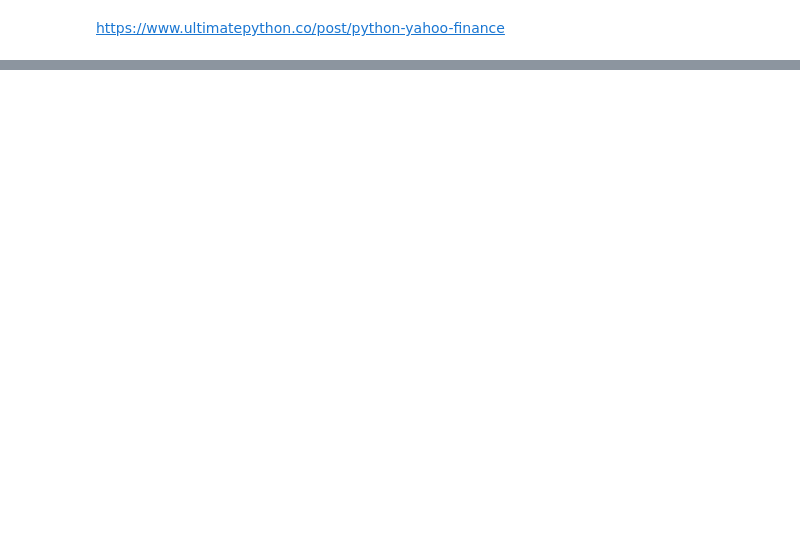
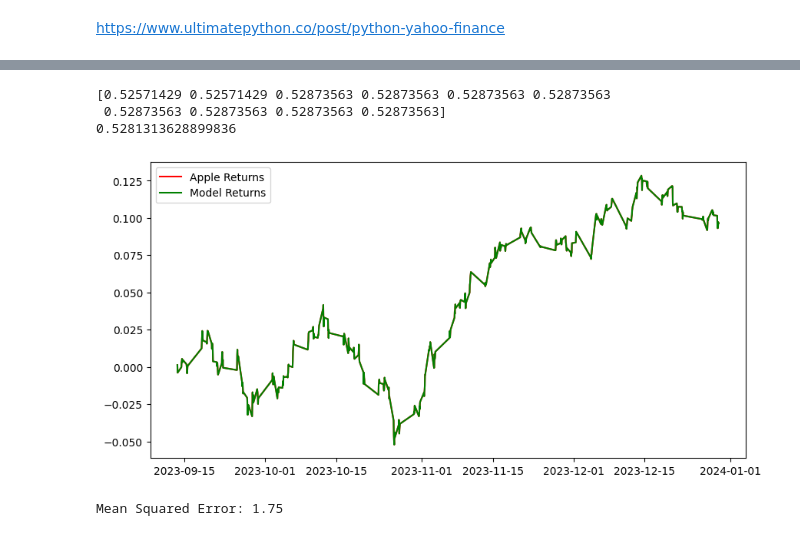
Before and after one commit to inuneko89/DADS_6003, a Jupyter notebook: Logistic_Regression.ipynb, the cells around one changed output, grey strips where cells are left out. Cells and saved outputs as stored; diff of their text form; code cells hidden in the pictures; blank space fills up the shorter version.

```diff
--- a/Logistic_Regression.ipynb
+++ b/Logistic_Regression.ipynb
@@ -141,5 +126,5 @@ df['Corr'] = df['Close'].rolling(window=10).corr(df['S_10'])
 df['RSI'] = ta.RSI(np.array(df['Close']), timeperiod =10)
 df['Open-Close'] = df['Open'] - df['Close'].shift(1)
 df['Open-Open'] = df['Open'] - df['Open'].shift(1)
-df = df.dropna()
+
 X = df.iloc[:,:9]
@@ -153,0 +153,17 @@ model = model.fit (X_train,y_train)
+# %%
+import numpy as np
+from sklearn.model_selection import train_test_split
+from sklearn.linear_model import LogisticRegression
+
+# ตรวจสอบและลบข้อมูลที่ไม่เหมาะสม
+valid_indices = np.isfinite(X_train).all(axis=1) & np.isfinite(y_train)
+
+X_train = X_train[valid_indices]
+y_train = y_train[valid_indices]
+
+# แบ่งข้อมูลเป็นชุด train และ test
+X_train, X_test, y_train, y_test = train_test_split(X_train, y_train, test_size=0.3, random_state=42)
+
+# สร้างและฝึกโมเดล Logistic Regression
+model = LogisticRegression(max_iter=1000)
+model.fit(X_train, y_train)
@@ -173,13 +238,61 @@ print(cross_val.mean())
+# %%
+from sklearn.impute import SimpleImputer
+from sklearn.model_selection import cross_val_score
+from sklearn.linear_model import LogisticRegression
+
+# สร้าง SimpleImputer
+imputer = SimpleImputer(strategy='mean')
+
+# แทนที่ค่าที่หายไปใน X ด้วยค่าเฉลี่ยของแต่ละคอลัมน์
+X_imputed = imputer.fit_transform(X)
+
+# ใช้ cross-validation เพื่อประเมินโมเดล
+cross_val = cross_val_score(LogisticRegression(), X_imputed, y, scoring='accuracy', cv=10)
+print(cross_val)
+print(cross_val.mean())
+# %% [output]
+[0.52571429 0.52571429 0.52873563 0.52873563 0.52873563 0.52873563
+ 0.52873563 0.52873563 0.52873563 0.52873563]
+0.5281313628899836
 # %%
-df['Predicted_Signal'] = model.predict(X)
-df['Nifty_returns'] = np.log(df['Close']/df['Close'].shift(1))
+from sklearn.impute import SimpleImputer
+
+# สร้าง SimpleImputer
+imputer = SimpleImputer(strategy='mean')
+
+# แทนที่ค่าที่หายไปใน X ด้วยค่าเฉลี่ยของแต่ละคอลัมน์
+X_imputed = imputer.fit_transform(X)
+
+# ทำนายสัญญาณด้วยโมเดล Logistic Regression
+predicted_signal = model.predict(X_imputed)
+
+# เพิ่มคอลัมน์ Predicted_Signal ใน DataFrame
+df['Predicted_Signal'] = predicted_signal
+
+# คำนวณผลตอบแทนของ Nifty
+df['Nifty_returns'] = np.log(df['Close'] / df['Close'].shift(1))
 Cumulative_Nifty_returns = np.cumsum(df[split:]['Nifty_returns'])
 
-df['Startegy_returns'] = df['Nifty_returns']* df['Predicted_Signal'].shift(1)
-Cumulative_Strategy_returns = np.cumsum(df[split:]['Startegy_returns'])
+# คำนวณผลตอบแทนของกลยุทธ์
+df['Strategy_returns'] = df['Nifty_returns'] * df['Predicted_Signal'].shift(1)
+Cumulative_Strategy_returns = np.cumsum(df[split:]['Strategy_returns'])
 
+# พล็อตกราฟ
 plt.figure(figsize=(10,5))
-plt.plot(Cumulative_Nifty_returns, color='r',label = 'Nifty Returns')
-plt.plot(Cumulative_Strategy_returns, color='g', label = 'Strategy Returns')
+plt.plot(Cumulative_Nifty_returns, color='r',label = 'Apple Returns')
+plt.plot(Cumulative_Strategy_returns, color='g', label = 'Model Returns')
 plt.legend()
 plt.show()
+# %% [output]
+[figure, added]
+# %%
+ from sklearn.metrics import mean_squared_error
+
+# ทำนายสัญญาณในชุดข้อมูลทดสอบ
+predicted_signals_test = model.predict(X_test)
+
+# คำนวณ MSE
+mse = mean_squared_error(y_test, predicted_signals_test)
+print("Mean Squared Error:", mse)
+# %% [output]
+Mean Squared Error: 1.75
```
Also changed, not shown: parts of 18 cells of this notebook.
